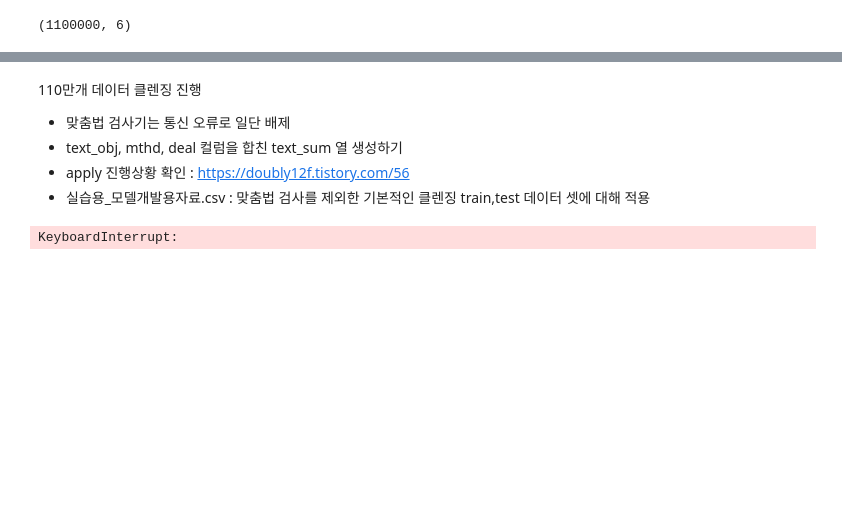
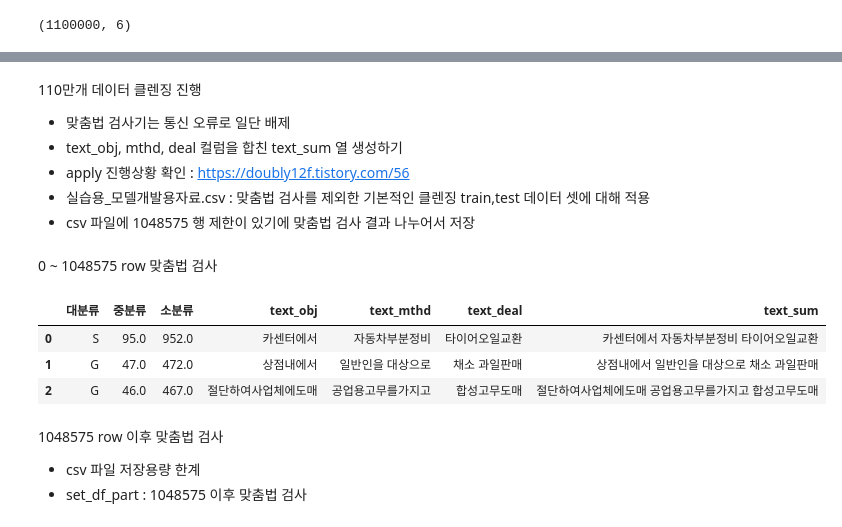
Before and after one commit to yxbxn/NLP_contest, a Jupyter notebook: EDA 및 전처리.ipynb, the cells around one changed output, grey strips where cells are left out. Drawn from its saved outputs; the diff is of its cells as text; code cells hidden in the pictures; blank space fills up the shorter version.

```diff
--- a/EDA 및 전처리.ipynb
+++ b/EDA 및 전처리.ipynb
@@ -310,14 +325,16 @@ def data_cleansing_text(df,col_lst):
 - text_obj, mthd, deal 컬럼을 합친 text_sum 열 생성하기
 - apply 진행상황 확인 : https://doubly12f.tistory.com/56
 - 실습용_모델개발용자료.csv : 맞춤법 검사를 제외한 기본적인 클렌징 train,test 데이터 셋에 대해 적용
+- csv 파일에 1048575 행 제한이 있기에 맞춤법 검사 결과 나누어서 저장
+# %% [markdown]
+0 ~ 1048575 row 맞춤법 검사
 # %%
 set_df_clean =  data_cleansing_text(set_df.copy(),["text_obj","text_mthd","text_deal"])
 set_df_clean["text_sum"] = set_df_clean["text_obj"] +" "+ set_df_clean["text_mthd"] +" "+ set_df_clean["text_deal"]
 set_df_clean.head(3)
-set_df_clean.to_csv("실습용_모델개발용자료.csv",encoding="utf-8-sig",index=False)
+#set_df_clean.to_csv("실습용_모델개발용자료.csv",encoding="utf-8-sig",index=False)
+# %% [output]
+|  | 대분류 | 중분류 | 소분류 | text_obj | text_mthd | text_deal | text_sum |
+| 0 | S | 95.0 | 952.0 | 카센터에서 | 자동차부분정비 | 타이어오일교환 | 카센터에서 자동차부분정비 타이어오일교환 |
+| 1 | G | 47.0 | 472.0 | 상점내에서 | 일반인을 대상으로 | 채소 과일판매 | 상점내에서 일반인을 대상으로 채소 과일판매 |
+| 2 | G | 46.0 | 467.0 | 절단하여사업체에도매 | 공업용고무를가지고 | 합성고무도매 | 절단하여사업체에도매 공업용고무를가지고 합성고무도매 |
-# %%
-from tqdm import tqdm
-tqdm.pandas()
-set_df_clean["text_sum"] = set_df_clean["text_sum"].progress_apply(lambda x : spell_checker.check(x).checked)
-# %% [output]
-KeyboardInterrupt:
@@ -323,0 +349,4 @@ KeyboardInterrupt:
+# %% [markdown]
+1048575 row 이후 맞춤법 검사
+- csv 파일 저장용량 한계
+- set_df_part : 1048575 이후 맞춤법 검사
```
Also changed, not shown: parts of 7 cells of this notebook.
